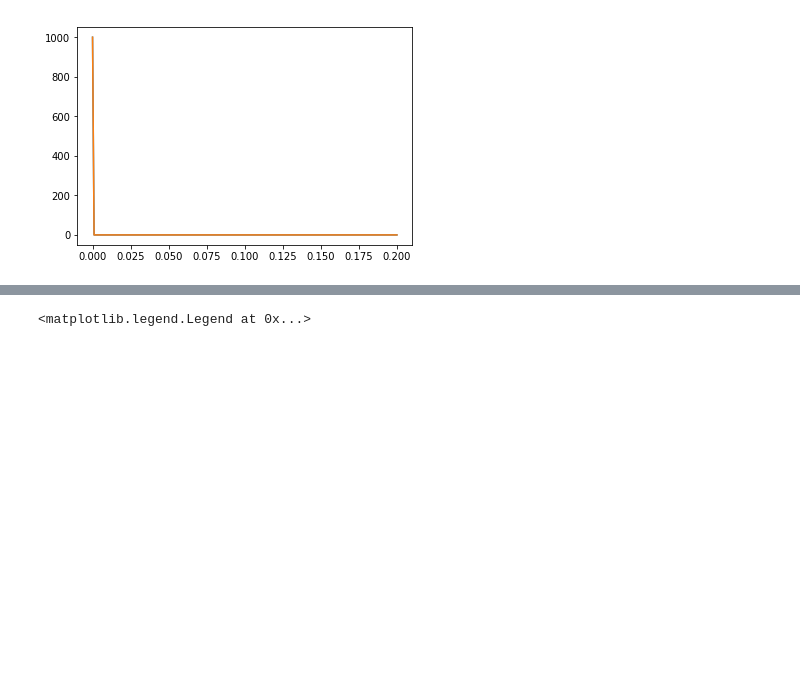
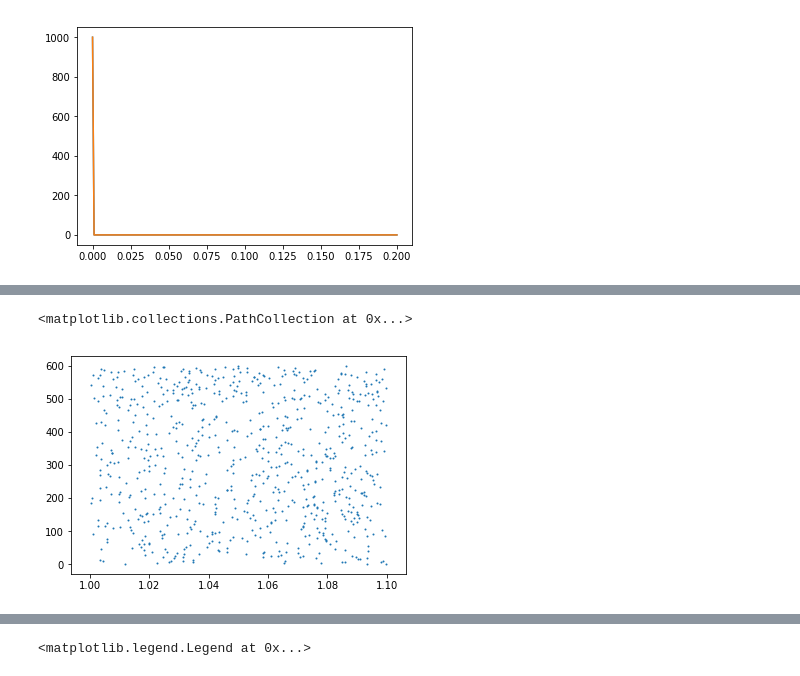
Before and after one commit to mackelab/mesoGIF, a Jupyter notebook: Finite-size GIF testing.ipynb, the cells around one changed output, grey strips where cells are left out. Cells and saved outputs as stored; diff of their text form; code cells hidden in the pictures; blank space fills up the shorter version.

```diff
--- a/Finite-size GIF testing.ipynb
+++ b/Finite-size GIF testing.ipynb
@@ -229,0 +111,17 @@ mfmodel.θ2.memory_time
+# %%
+data = spikemodel.s._data
+lineheight = 1
+markersize = 1
+maxN = None
+burnin = 1.0
+datalen = .1
+
+tarr = spikemodel.s._tarr[data.row]
+idcs = np.where(np.logical_and(tarr > burnin, tarr < burnin+datalen))[0]
+t_slice = slice(data.row[idcs].argmin(), data.row[idcs].argmax())
+
+plt.scatter(spikemodel.s._tarr[data.row[idcs]], data.col[idcs]*lineheight,
+            s=markersize, linestyle='None')
+# %% [output]
+<matplotlib.collections.PathCollection at 0x...>
+[figure, added]
```
Also changed, not shown: parts of 76 cells of this notebook, 3 other files.
